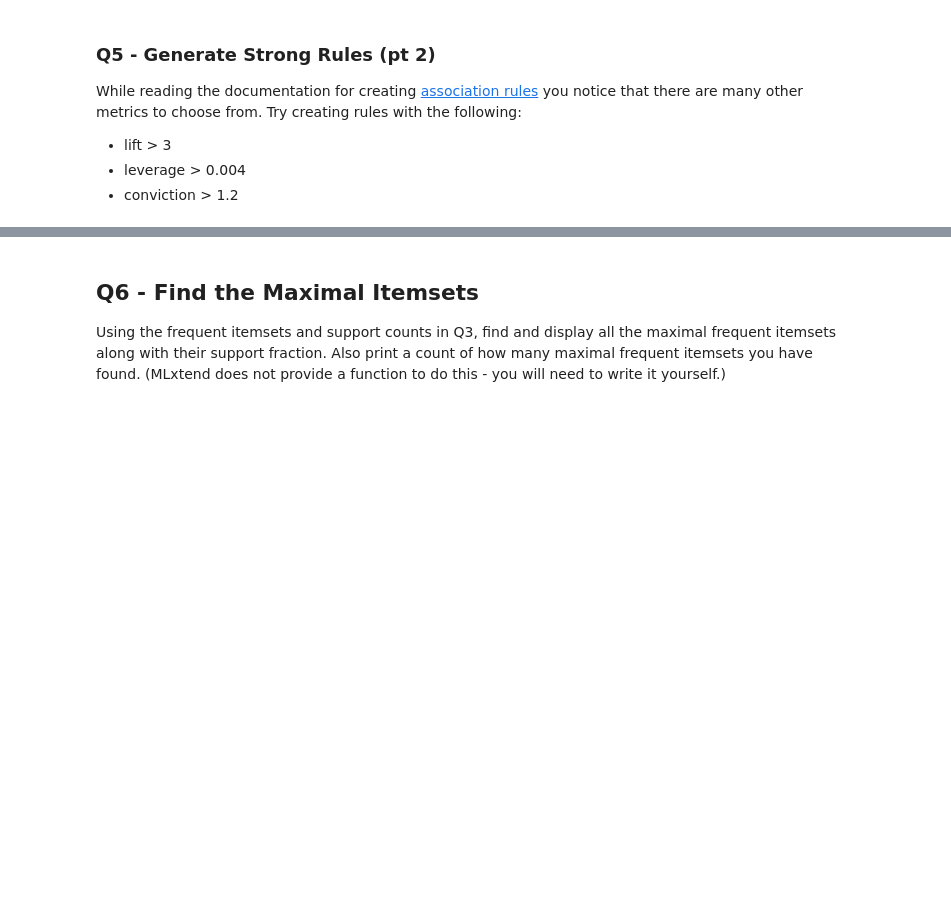
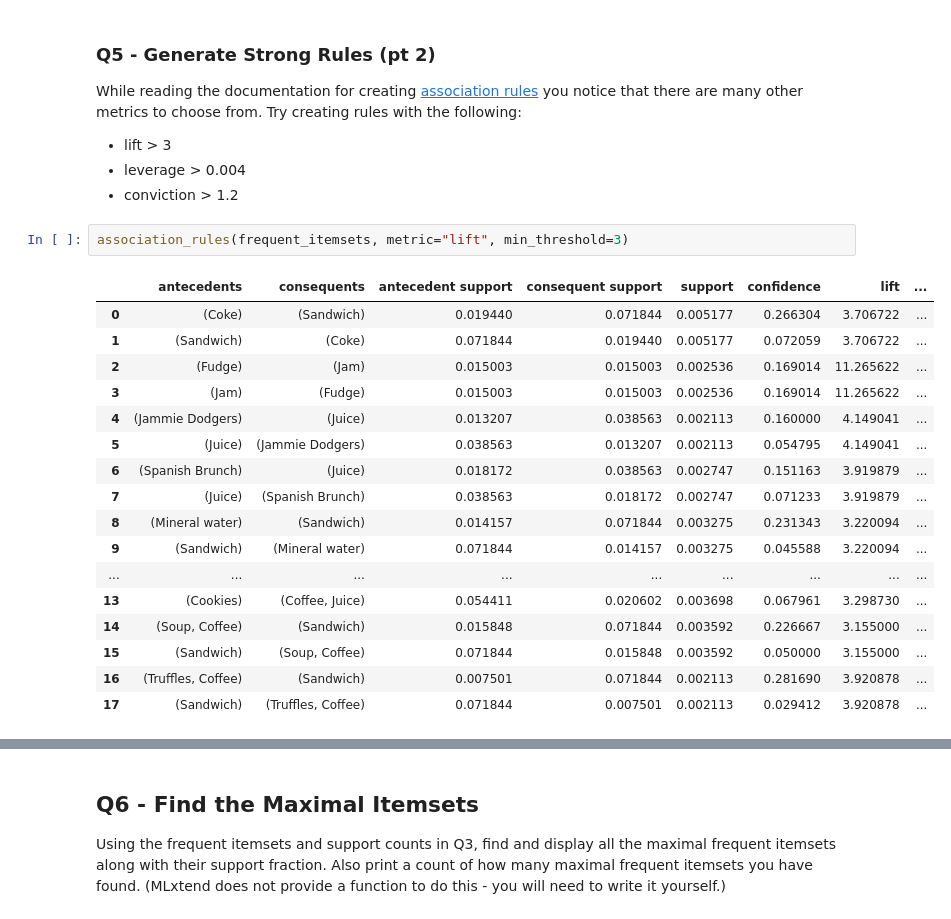
Before and after one commit to kierancoz/cs329e, a Jupyter notebook: assign11/CS329E_HW11.ipynb, the cells around one changed output, grey strips where cells are left out. Cells and saved outputs as stored; diff of their text form; blank space fills up the shorter version.

```diff
--- a/assign11/CS329E_HW11.ipynb
+++ b/assign11/CS329E_HW11.ipynb
@@ -102,3 +145,23 @@ While reading the documentation for creating [association rules](http://rasbt.gi
    - lift > 3
    - leverage > 0.004
    - conviction > 1.2
+# %%
+association_rules(frequent_itemsets, metric="lift", min_threshold=3)
+# %% [output]
+|  | antecedents | consequents | antecedent support | consequent support | support | confidence | lift | ... |
+| 0 | (Coke) | (Sandwich) | 0.019440 | 0.071844 | 0.005177 | 0.266304 | 3.706722 | ... |
+| 1 | (Sandwich) | (Coke) | 0.071844 | 0.019440 | 0.005177 | 0.072059 | 3.706722 | ... |
+| 2 | (Fudge) | (Jam) | 0.015003 | 0.015003 | 0.002536 | 0.169014 | 11.265622 | ... |
+| 3 | (Jam) | (Fudge) | 0.015003 | 0.015003 | 0.002536 | 0.169014 | 11.265622 | ... |
+| 4 | (Jammie Dodgers) | (Juice) | 0.013207 | 0.038563 | 0.002113 | 0.160000 | 4.149041 | ... |
+| 5 | (Juice) | (Jammie Dodgers) | 0.038563 | 0.013207 | 0.002113 | 0.054795 | 4.149041 | ... |
+| 6 | (Spanish Brunch) | (Juice) | 0.018172 | 0.038563 | 0.002747 | 0.151163 | 3.919879 | ... |
+| 7 | (Juice) | (Spanish Brunch) | 0.038563 | 0.018172 | 0.002747 | 0.071233 | 3.919879 | ... |
+| 8 | (Mineral water) | (Sandwich) | 0.014157 | 0.071844 | 0.003275 | 0.231343 | 3.220094 | ... |
+| 9 | (Sandwich) | (Mineral water) | 0.071844 | 0.014157 | 0.003275 | 0.045588 | 3.220094 | ... |
+| ... | ... | ... | ... | ... | ... | ... | ... | ... |
+| 13 | (Cookies) | (Coffee, Juice) | 0.054411 | 0.020602 | 0.003698 | 0.067961 | 3.298730 | ... |
+| 14 | (Soup, Coffee) | (Sandwich) | 0.015848 | 0.071844 | 0.003592 | 0.226667 | 3.155000 | ... |
+| 15 | (Sandwich) | (Soup, Coffee) | 0.071844 | 0.015848 | 0.003592 | 0.050000 | 3.155000 | ... |
+| 16 | (Truffles, Coffee) | (Sandwich) | 0.007501 | 0.071844 | 0.002113 | 0.281690 | 3.920878 | ... |
+| 17 | (Sandwich) | (Truffles, Coffee) | 0.071844 | 0.007501 | 0.002113 | 0.029412 | 3.920878 | ... |
```
Also changed, not shown: parts of 6 cells of this notebook.
